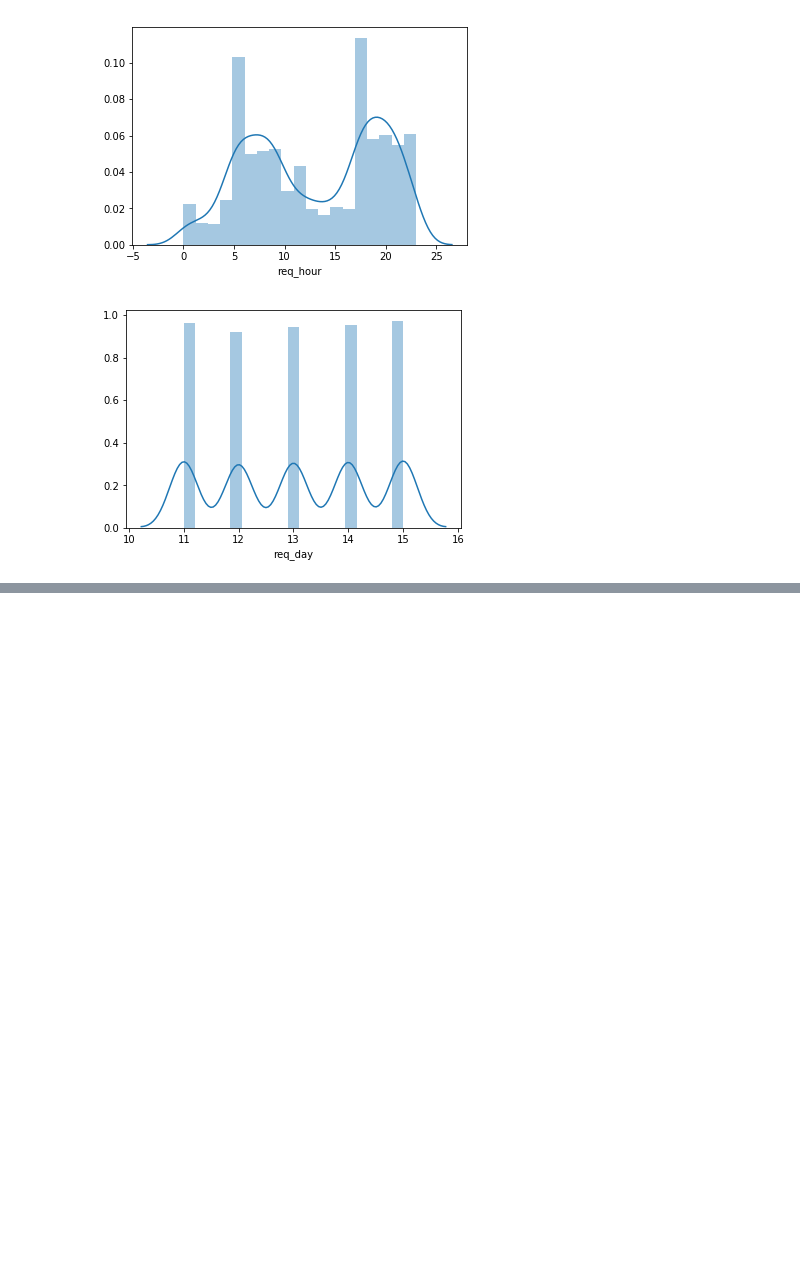
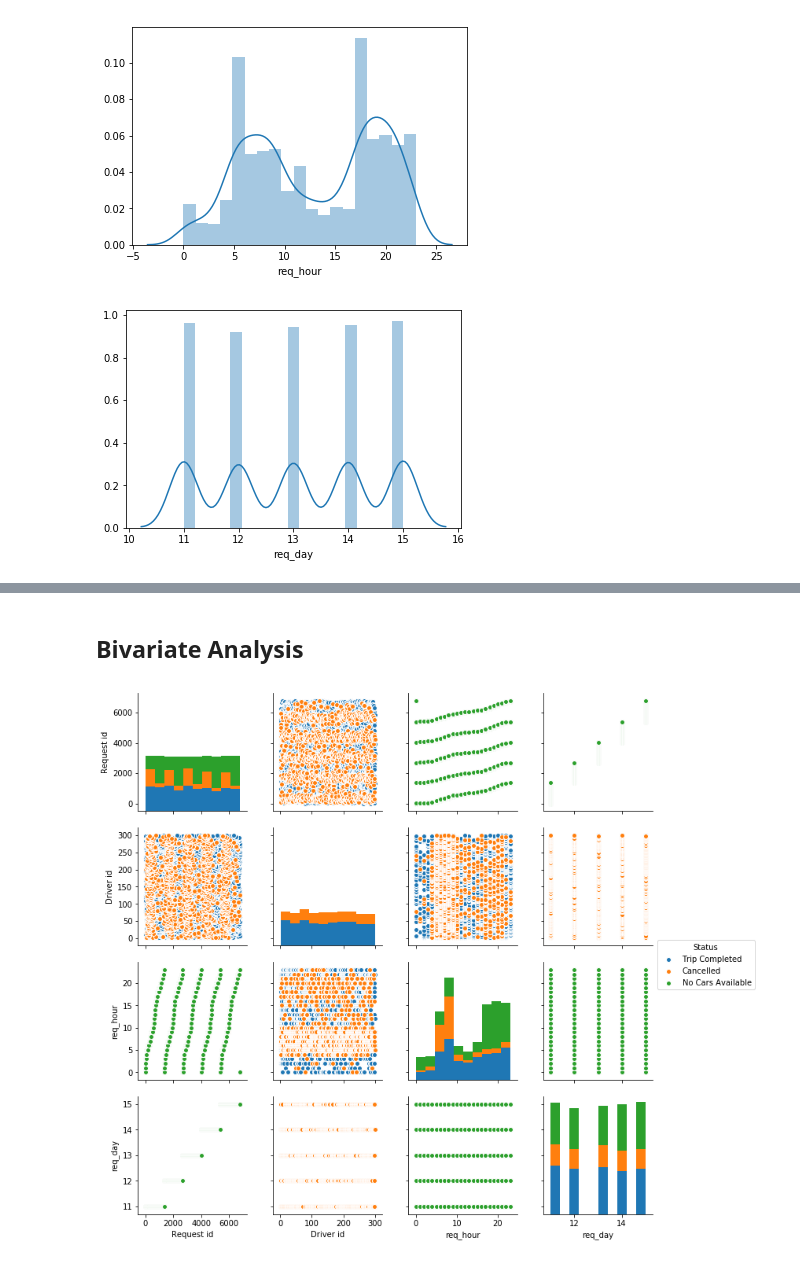
Before and after one commit to SrajanKumarShukla/Uber-Case-Study, a Jupyter notebook: Uber_Case_Study.ipynb, the cells around one changed output, grey strips where cells are left out. Saved outputs shown, nothing was run; the diff lists cells and outputs as text; code cells hidden in the pictures; blank space fills up the shorter version.

```diff
--- a/Uber_Case_Study.ipynb
+++ b/Uber_Case_Study.ipynb
@@ -338,0 +366,7 @@ plt.show()
+# %% [markdown]
+## Bivariate Analysis
+# %%
+#To plot multiple pairwise bivariate distributions for status
+sns.pairplot(df, hue="Status");
+# %% [output]
+[figure, added]
```
Also changed, not shown: parts of 35 cells of this notebook.
